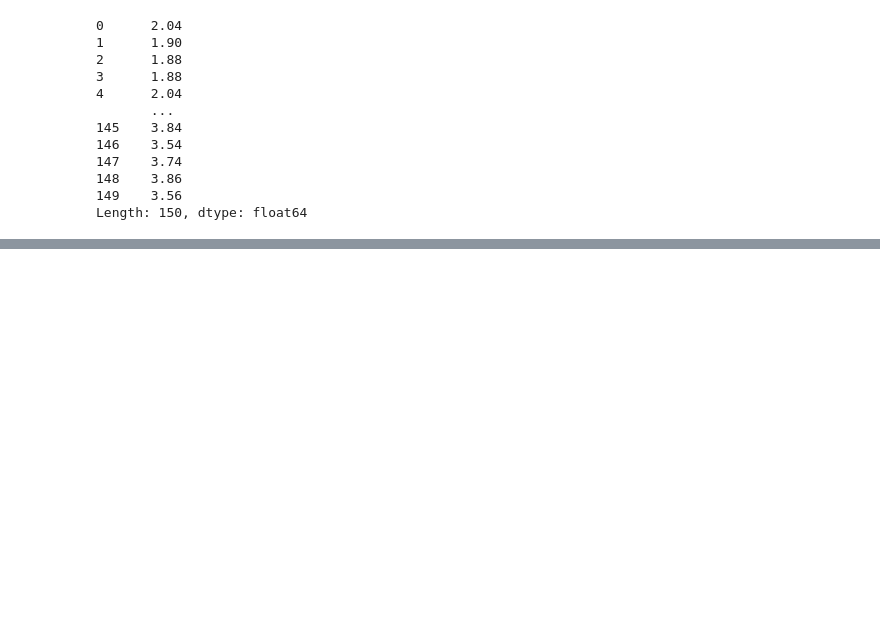
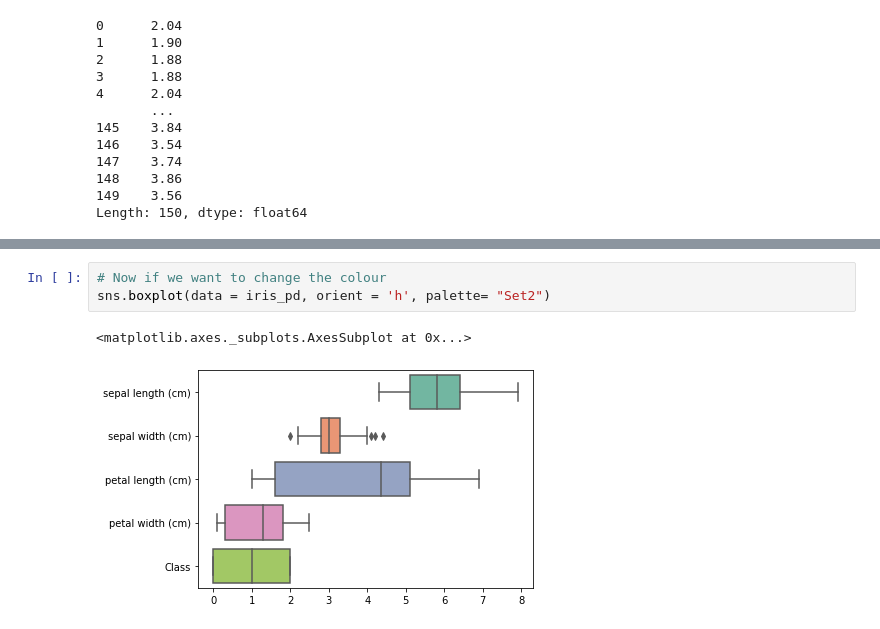
Before and after one commit to sandipanpaul21/Machine-Learning-in-Python-Code, a Jupyter notebook: 02_Univariate_Analysis.ipynb, the cells around one changed output, grey strips where cells are left out. Cells and saved outputs as stored; diff of their text form; blank space fills up the shorter version.

```diff
--- a/02_Univariate_Analysis.ipynb
+++ b/02_Univariate_Analysis.ipynb
@@ -197,0 +281,6 @@ Name: Class, dtype: int64
+# %%
+# Now if we want to change the colour
+sns.boxplot(data = iris_pd, orient = 'h', palette= "Set2")
+# %% [output]
+<matplotlib.axes._subplots.AxesSubplot at 0x...>
+[figure, added]
```
Also changed, not shown: parts of 27 cells of this notebook.
